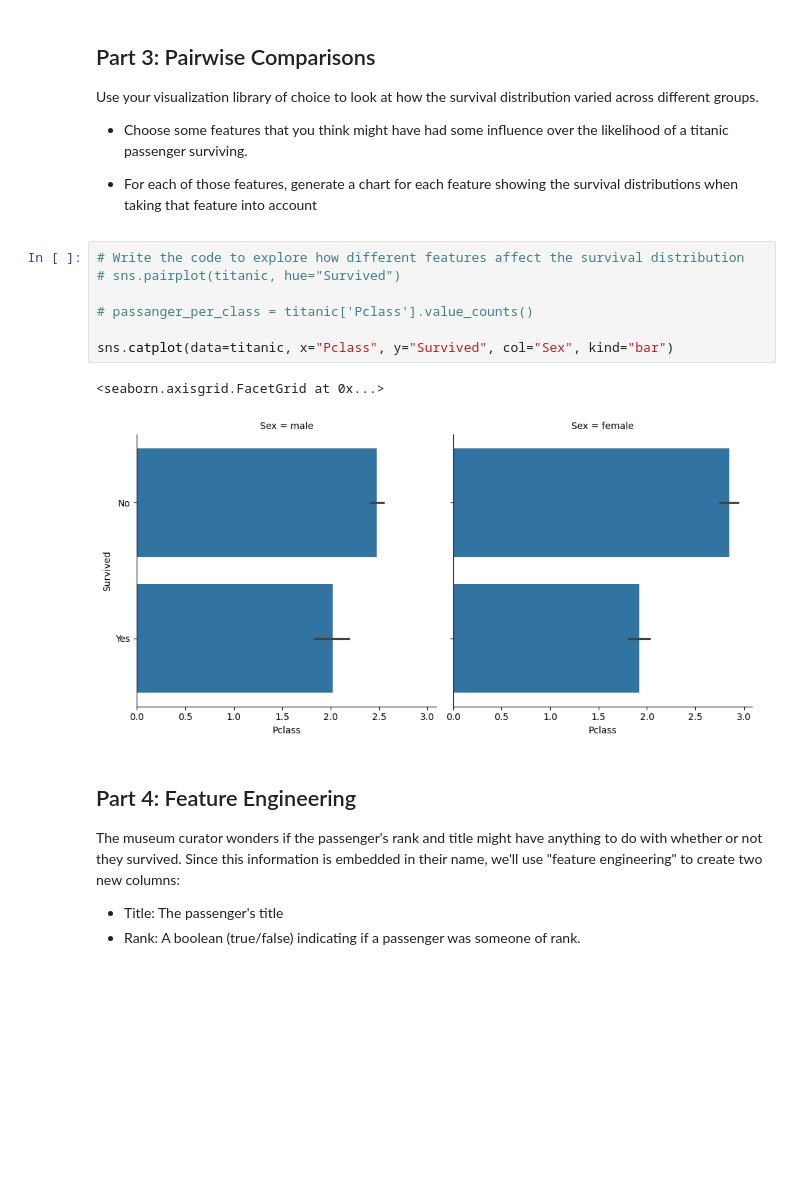
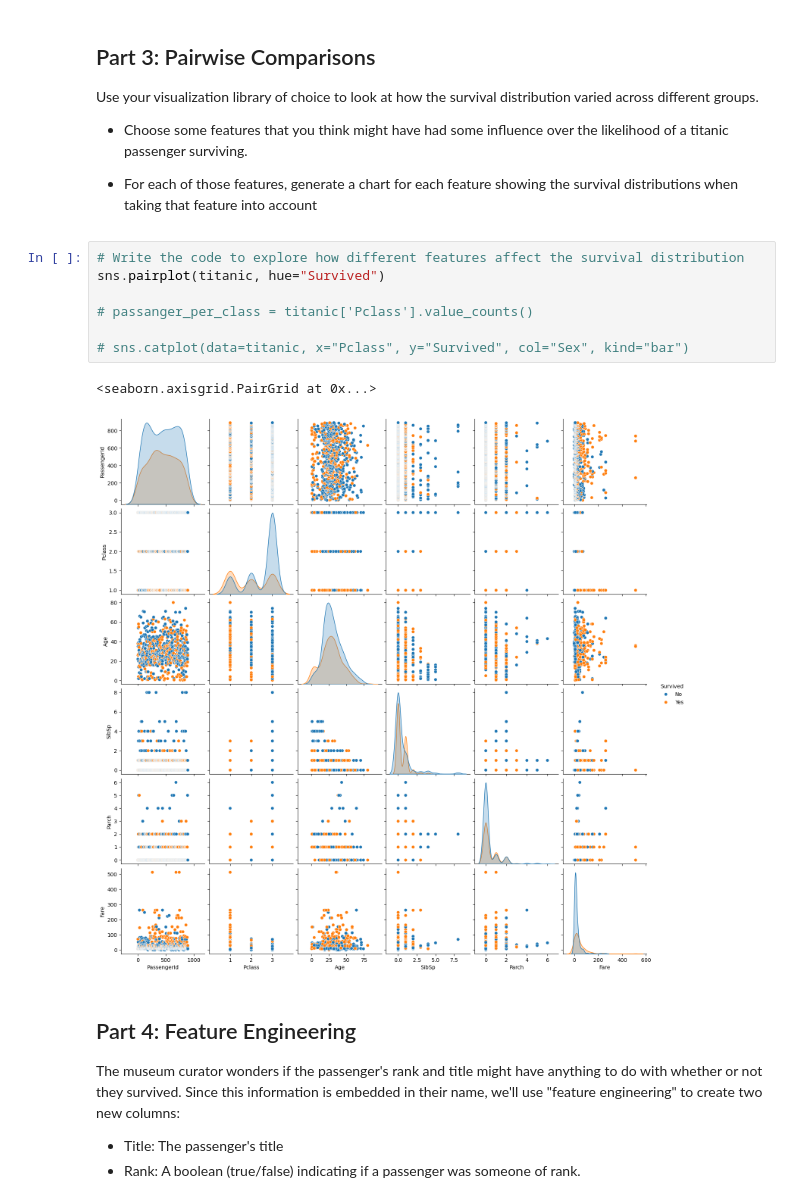
Before and after one commit to regino-pan-a-i/Machine-Learning-Notes, a Jupyter notebook: notebooks/Exploration_03.ipynb, the cells around one changed output. Saved outputs shown, nothing was run; the diff lists cells and outputs as text; blank space fills up the shorter version.

```diff
--- a/notebooks/Exploration_03.ipynb
+++ b/notebooks/Exploration_03.ipynb
@@ -112,14 +110,14 @@ Use your visualization library of choice to look at how the survival distributio
 - For each of those features, generate a chart for each feature showing the survival distributions when taking that feature into account
 # %%
 # Write the code to explore how different features affect the survival distribution
-# sns.pairplot(titanic, hue="Survived")
+sns.pairplot(titanic, hue="Survived")
 
 # passanger_per_class = titanic['Pclass'].value_counts()
 
-sns.catplot(data=titanic, x="Pclass", y="Survived", col="Sex", kind="bar")
+# sns.catplot(data=titanic, x="Pclass", y="Survived", col="Sex", kind="bar")
 # %% [output]
-<seaborn.axisgrid.FacetGrid at 0x...>
+<seaborn.axisgrid.PairGrid at 0x...>
-[figure, old version]
+[figure, new version]
 # %% [markdown]
 ## Part 4: Feature Engineering
 
```
Also changed, not shown: parts of 1 cell of this notebook.
